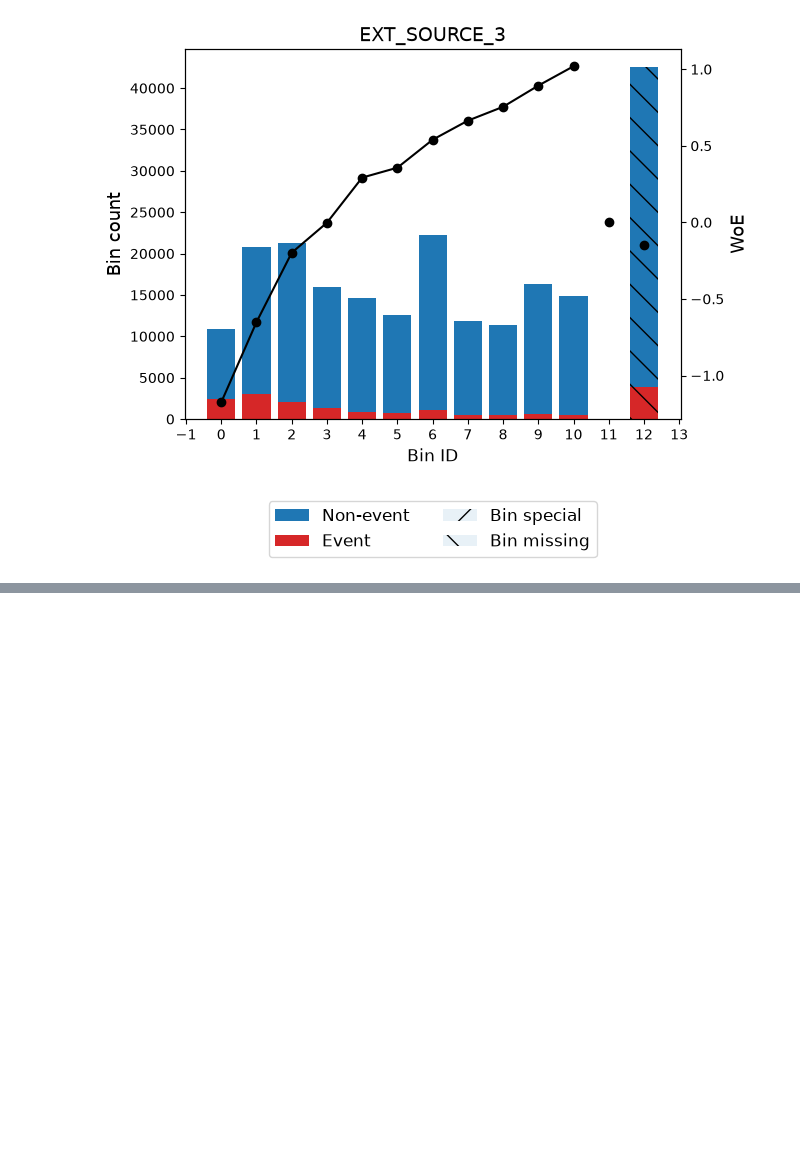
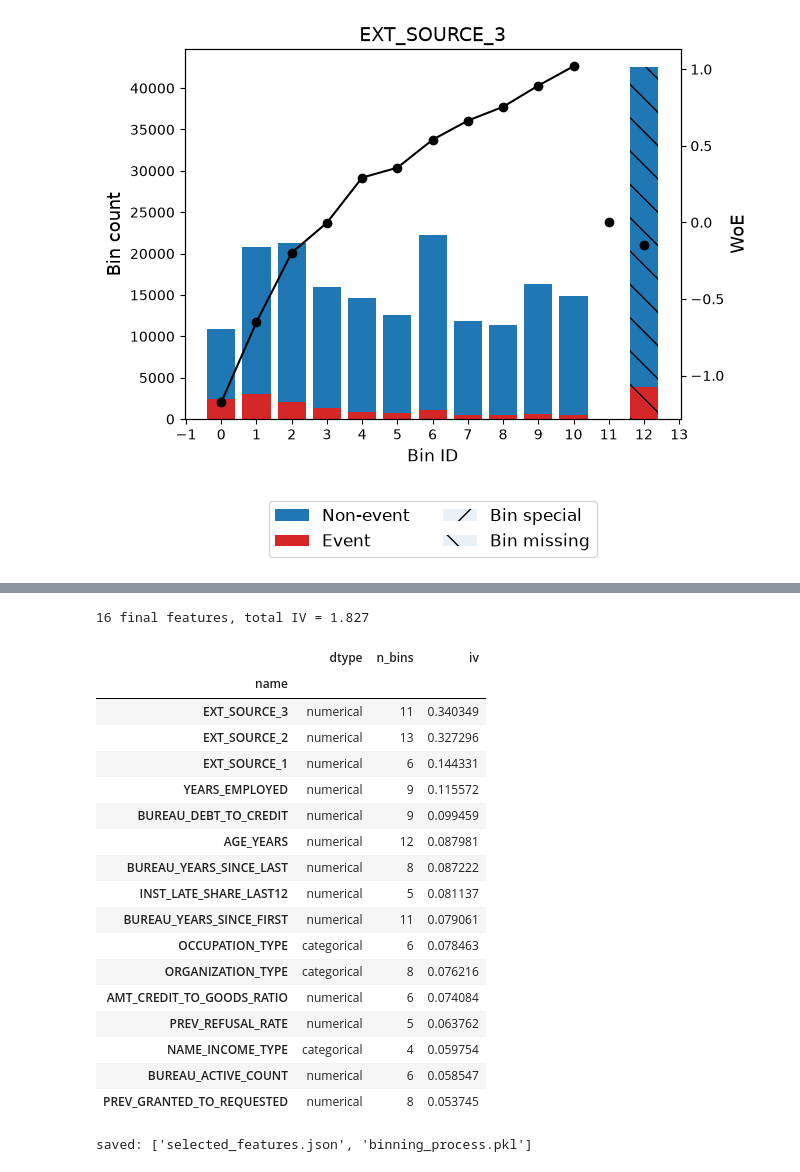
Before and after one commit to fizaaa86/Credit-risk-scorecard, a Jupyter notebook: notebooks/03_woe_binning.ipynb, the cells around one changed output, grey strips where cells are left out. Cells and saved outputs as stored; diff of their text form; code cells hidden in the pictures; blank space fills up the shorter version.

```diff
--- a/notebooks/03_woe_binning.ipynb
+++ b/notebooks/03_woe_binning.ipynb
@@ -74,0 +155,10 @@ optb.binning_table.plot(metric="woe")
+# %%
+selected = []
+for f in candidates:                       # already sorted best IV first
+    similar = [s for s in selected if corr.loc[f, s] > 0.7]
+    if similar:
+        print(f"drop {f:30s}  r = {corr.loc[f, similar[0]]:.2f} with {similar[0]}")
+    else:
+        selected.append(f)
+
+print("\n", len(selected), "features survive")
@@ -74,0 +180,2 @@ optb.binning_table.plot(metric="woe")
+# %%
+iv.set_index("name").loc[selected, ["iv"]]
@@ -74,0 +201,41 @@ optb.binning_table.plot(metric="woe")
+# %%
+PROTECTED = {"CODE_GENDER", "NAME_FAMILY_STATUS"}
+
+final = [f for f in selected if f not in PROTECTED][:16]
+print(len(final), "final features, total IV =", round(iv.set_index("name").loc[final, "iv"].sum(), 3))
+iv.set_index("name").loc[final, ["dtype", "n_bins", "iv"]]
+# %% [output]
+16 final features, total IV = 1.827
+|  | dtype | n_bins | iv |
+| name |  |  |  |
+| EXT_SOURCE_3 | numerical | 11 | 0.340349 |
+| EXT_SOURCE_2 | numerical | 13 | 0.327296 |
+| EXT_SOURCE_1 | numerical | 6 | 0.144331 |
+| YEARS_EMPLOYED | numerical | 9 | 0.115572 |
+| BUREAU_DEBT_TO_CREDIT | numerical | 9 | 0.099459 |
+| AGE_YEARS | numerical | 12 | 0.087981 |
+| BUREAU_YEARS_SINCE_LAST | numerical | 8 | 0.087222 |
+| INST_LATE_SHARE_LAST12 | numerical | 5 | 0.081137 |
+| BUREAU_YEARS_SINCE_FIRST | numerical | 11 | 0.079061 |
+| OCCUPATION_TYPE | categorical | 6 | 0.078463 |
+| ORGANIZATION_TYPE | categorical | 8 | 0.076216 |
+| AMT_CREDIT_TO_GOODS_RATIO | numerical | 6 | 0.074084 |
+| PREV_REFUSAL_RATE | numerical | 5 | 0.063762 |
+| NAME_INCOME_TYPE | categorical | 4 | 0.059754 |
+| BUREAU_ACTIVE_COUNT | numerical | 6 | 0.058547 |
+| PREV_GRANTED_TO_REQUESTED | numerical | 8 | 0.053745 |
+# %%
+import json, pickle
+
+models = ROOT / "models"
+models.mkdir(exist_ok=True)
+
+with open(models / "binning_process.pkl", "wb") as f:
+    pickle.dump(bp, f)                      # the fitted bins (took minutes to build)
+
+with open(models / "selected_features.json", "w") as f:
+    json.dump(final, f, indent=2)           # the 16 chosen names
+
+print("saved:", [p.name for p in models.iterdir()])
+# %% [output]
+saved: ['selected_features.json', 'binning_process.pkl']
```
Also changed, not shown: parts of 8 cells of this notebook, 2 other files.
